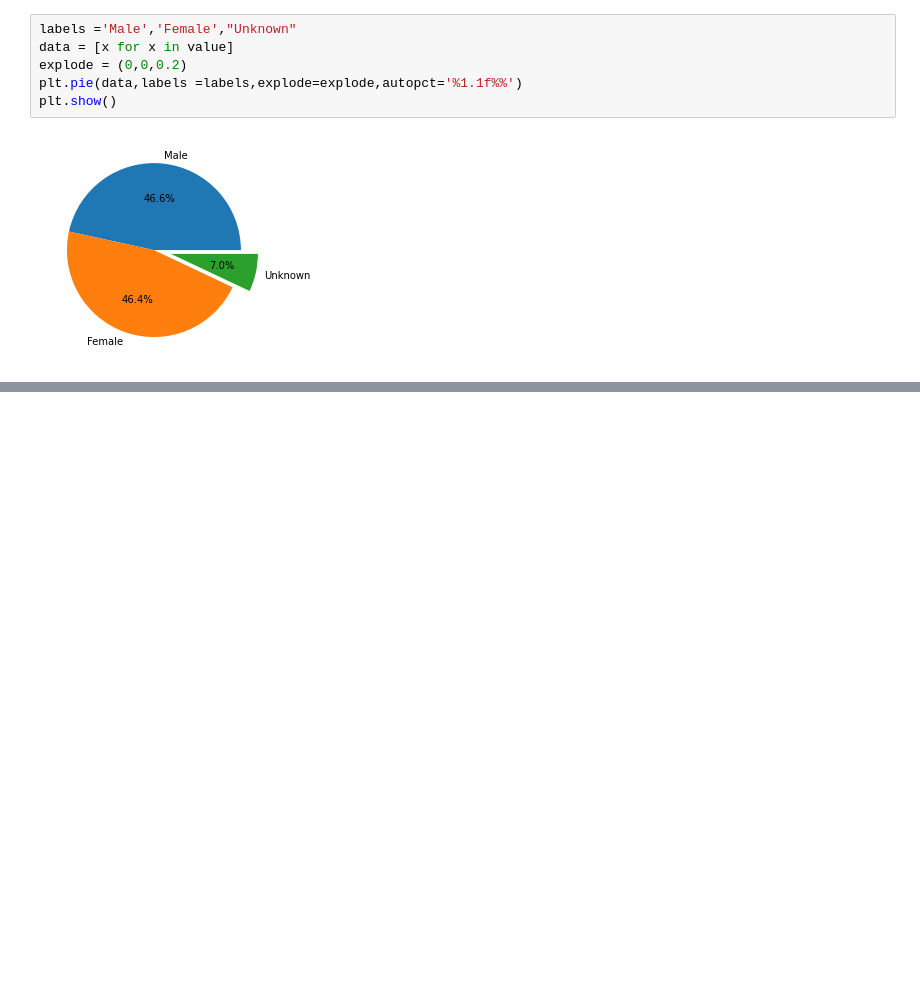
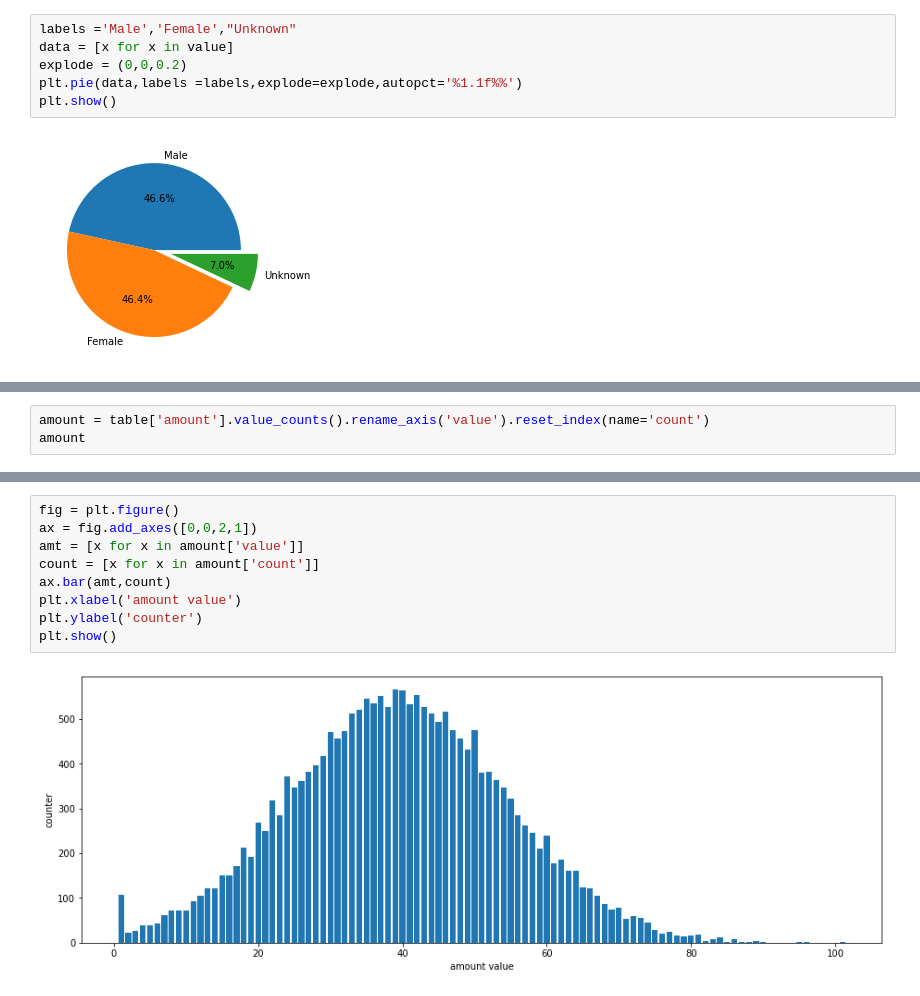
Before and after one commit to Jinay01/Syapse-task, a Jupyter notebook: task2.ipynb, the cells around one changed output, grey strips where cells are left out. Cells and saved outputs as stored; diff of their text form; blank space fills up the shorter version.

```diff
--- a/task2.ipynb
+++ b/task2.ipynb
@@ -313,0 +222,3 @@ plt.show()
+# %%
+amount = table['amount'].value_counts().rename_axis('value').reset_index(name='count')
+amount
@@ -313,0 +239,11 @@ plt.show()
+# %%
+fig = plt.figure()
+ax = fig.add_axes([0,0,2,1])
+amt = [x for x in amount['value']]
+count = [x for x in amount['count']]
+ax.bar(amt,count)
+plt.xlabel('amount value')
+plt.ylabel('counter')
+plt.show()
+# %% [output]
+[figure, added]
```
Also changed, not shown: parts of 22 cells of this notebook.
